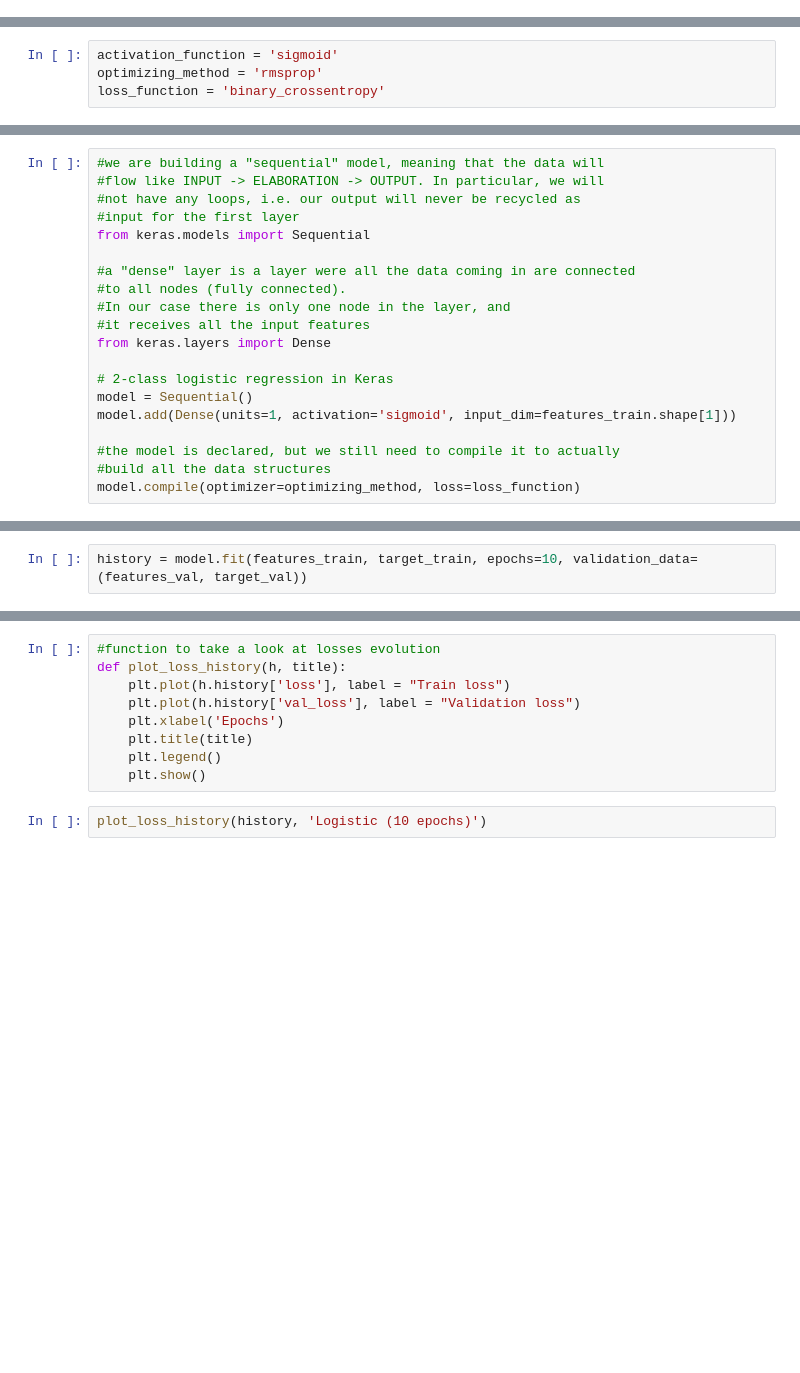
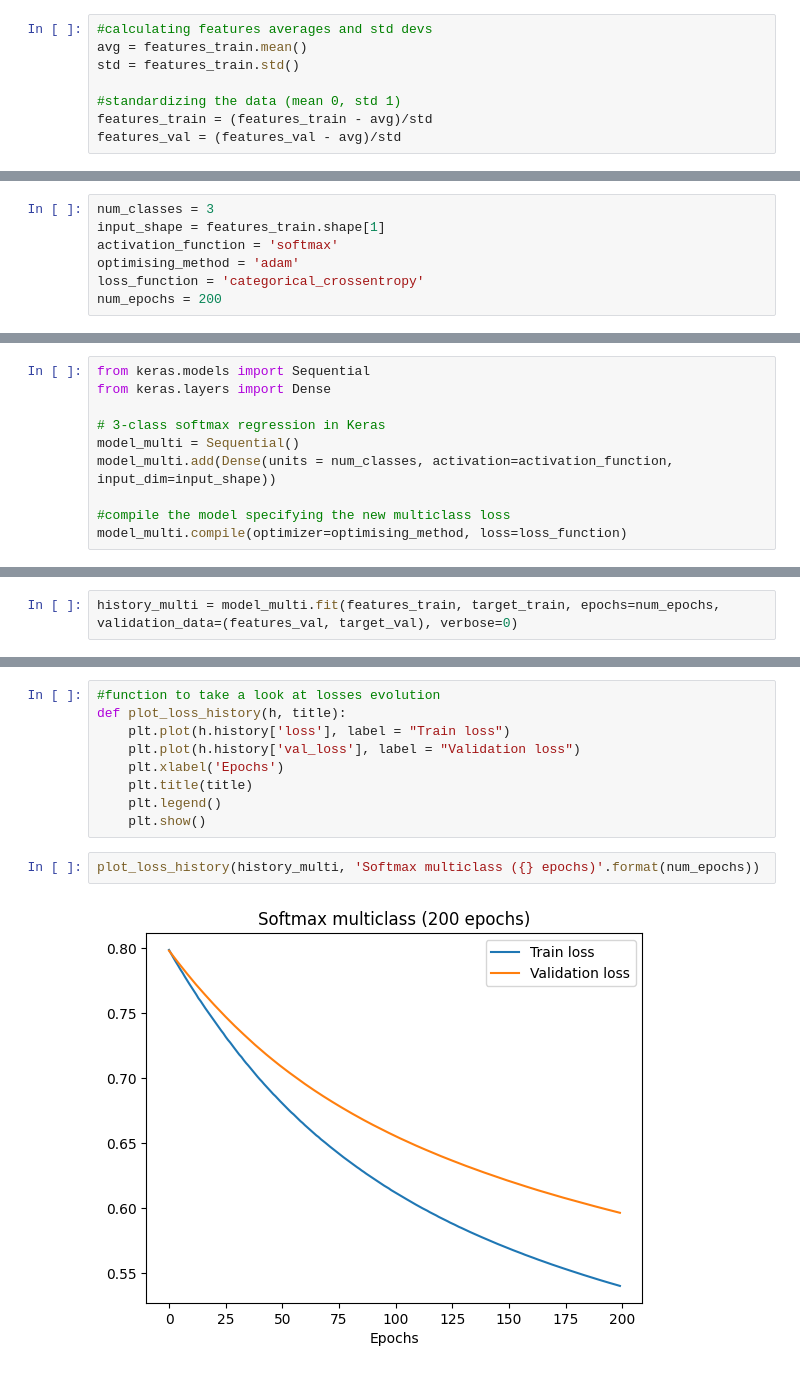
Before and after one commit to ne1s0n/bioinformateachers, a Jupyter notebook: dlb/regression/softmax_regression.ipynb, the cells around one changed output, grey strips where cells are left out. Cells and saved outputs as stored; diff of their text form; blank space fills up the shorter version.

Commit message:
added: model training and evaluation

```diff
--- a/dlb/regression/softmax_regression.ipynb
+++ b/dlb/regression/softmax_regression.ipynb
@@ -216,3 +220,11 @@ We have now a balanced dataset, with 40 instances for each class in the training
+# %%
+#calculating features averages and std devs
+avg = features_train.mean()
+std = features_train.std()
+
+#standardizing the data (mean 0, std 1)
+features_train = (features_train - avg)/std
+features_val = (features_val - avg)/std
 # %% [markdown]
 ## Build the neural network model
 
@@ -238,30 +251,23 @@ We first need to define some hyperparameters:
 # %%
-activation_function = 'sigmoid'
-optimizing_method = 'rmsprop'
-loss_function = 'binary_crossentropy'
+num_classes = 3
+input_shape = features_train.shape[1]
+activation_function = 'softmax'
+optimising_method = 'adam'
+loss_function = 'categorical_crossentropy'
+num_epochs = 200
 # %% [markdown]
 ### Model architecture
 
 This is a one-layer one-unit neural network model.
 The neural network is fully connected, meaning that the unit receives in input all features.
 # %%
-#we are building a "sequential" model, meaning that the data will
-#flow like INPUT -> ELABORATION -> OUTPUT. In particular, we will
-#not have any loops, i.e. our output will never be recycled as
-#input for the first layer
 from keras.models import Sequential
-
-#a "dense" layer is a layer were all the data coming in are connected
-#to all nodes (fully connected).
-#In our case there is only one node in the layer, and
-#it receives all the input features
 from keras.layers import Dense
 
-# 2-class logistic regression in Keras
-model = Sequential()
-model.add(Dense(units=1, activation='sigmoid', input_dim=features_train.shape[1]))
+# 3-class softmax regression in Keras
+model_multi = Sequential()
+model_multi.add(Dense(units = num_classes, activation=activation_function, input_dim=input_shape))
 
-#the model is declared, but we still need to compile it to actually
-#build all the data structures
-model.compile(optimizer=optimizing_method, loss=loss_function)
+#compile the model specifying the new multiclass loss
+model_multi.compile(optimizer=optimising_method, loss=loss_function)
 # %% [markdown]
@@ -281,5 +300,5 @@ We'll start with only ten epochs, to get the gist of it (and we print out the st
 # %%
-history = model.fit(features_train, target_train, epochs=10, validation_data=(features_val, target_val))
+history_multi = model_multi.fit(features_train, target_train, epochs=num_epochs, validation_data=(features_val, target_val), verbose=0)
 # %% [markdown]
 We asked for ten epochs and the network did just that. At each iteration the network is trying really hard to minimize the ["loss"](https://keras.io/api/losses/). The specifics are defined by our choice of loss function (we selected `binary_crossentropy`). The basic idea is that the smaller the loss the better the fit.
 
@@ -295,6 +314,8 @@ def plot_loss_history(h, title):
     plt.title(title)
     plt.legend()
     plt.show()
-# %%
-plot_loss_history(history, 'Logistic (10 epochs)')
+# %%
+plot_loss_history(history_multi, 'Softmax multiclass ({} epochs)'.format(num_epochs))
+# %% [output]
+[figure, added]
 # %% [markdown]
```
Also changed, not shown: parts of 34 cells of this notebook.
